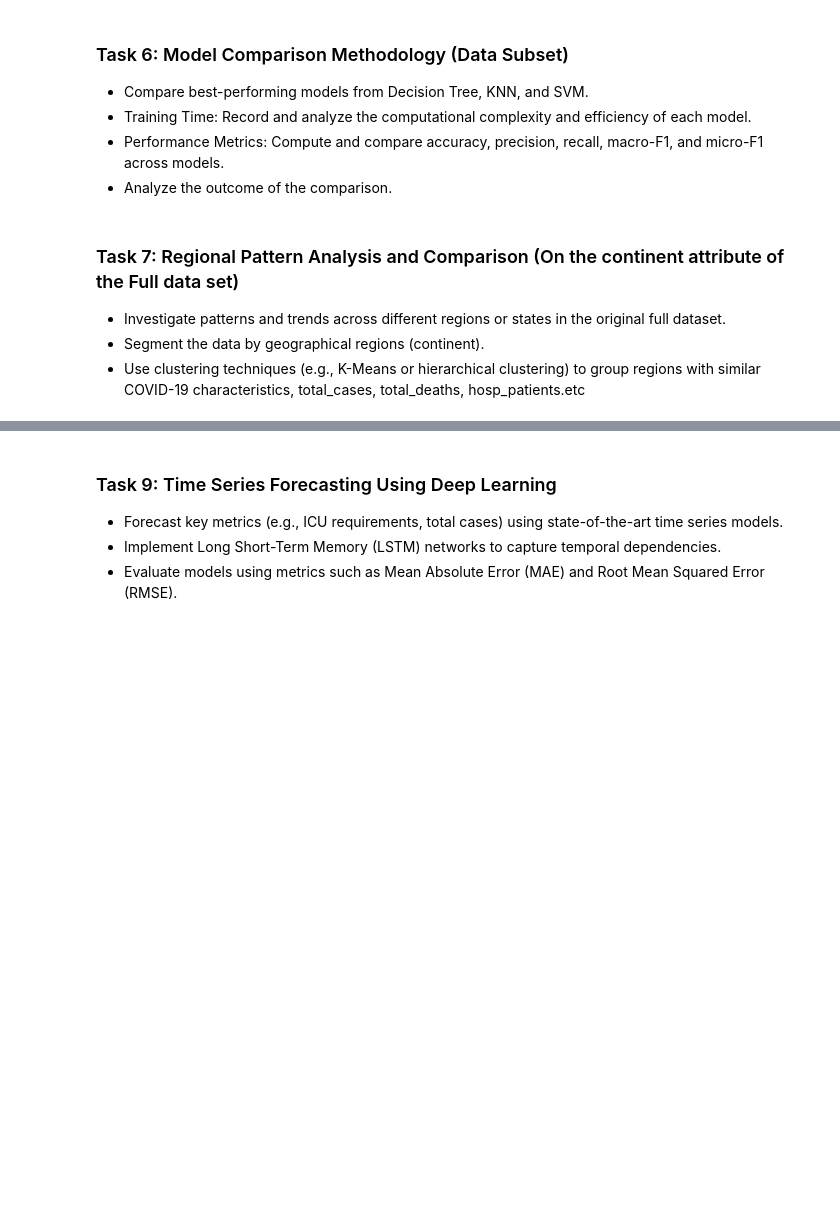
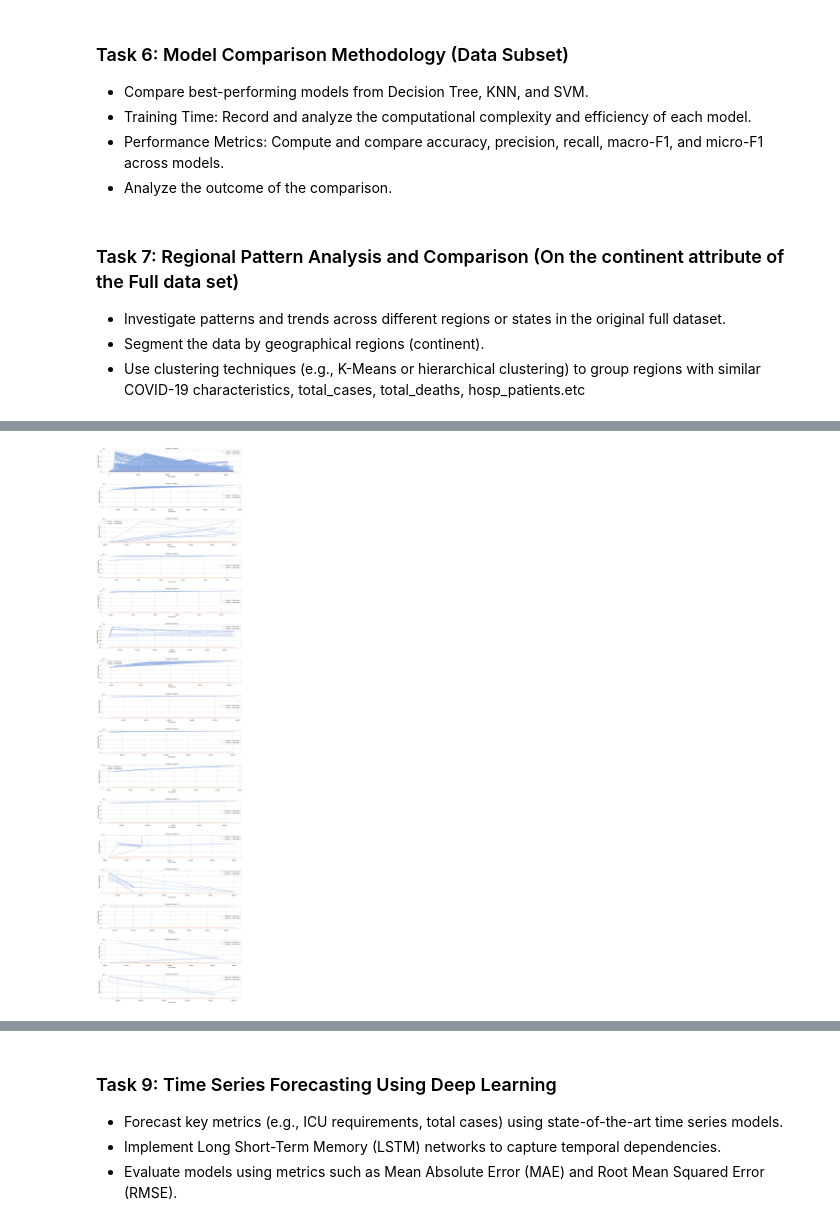
Before and after one commit to nam97viet/COSC3337_GroupProject, a Jupyter notebook: main.ipynb, the cells around one changed output, grey strips where cells are left out. Saved outputs shown, nothing was run; the diff lists cells and outputs as text; code cells hidden in the pictures; blank space fills up the shorter version.

```diff
--- a/main.ipynb
+++ b/main.ipynb
@@ -436,0 +733,64 @@ plt.show()
+# %%
+import pandas as pd
+import matplotlib.pyplot as plt
+import seaborn as sns
+from sklearn.preprocessing import StandardScaler
+from sklearn.cluster import DBSCAN
+
+# Set Seaborn style
+sns.set(style="whitegrid", palette="muted", color_codes=True)
+
+# Load the dataset
+df = pd.read_csv("owid_covid_data.csv")
+
+# Select relevant features for clustering
+features = ['total_cases', 'total_deaths', 'hosp_patients', 'icu_patients']
+df_subset = df[features].fillna(0)  # Replace missing values with 0
+
+# Apply rolling average for smoothing (7-day window)
+df_subset_rolling = df_subset.rolling(window=7).mean().bfill()
+
+# Randomly sample 10% of the data to reduce computational load
+df_sampled = df_subset_rolling.sample(frac=0.1, random_state=42)
+
+# Standardize the features
+scaler = StandardScaler()
+X_scaled = scaler.fit_transform(df_sampled)
+
+# Apply DBSCAN algorithm
+dbscan = DBSCAN(eps=0.5, min_samples=10)  # Adjust eps and min_samples for better clustering
+clusters = dbscan.fit_predict(X_scaled)
+
+# Add cluster labels to the sampled DataFrame
+df_sampled['Cluster'] = clusters
+
+# Filter out noise points (-1) for cleaner analysis
+df_filtered = df_sampled[df_sampled['Cluster'] != -1]
+
+# Compute summary statistics for each cluster
+cluster_summary = df_filtered.groupby('Cluster')[features].mean()
+print("\nCluster Summary Statistics:")
+print(cluster_summary)
+
+# Create independent subplots for each cluster's trends
+unique_clusters = cluster_summary.index
+
+plt.figure(figsize=(20, 5 * len(unique_clusters)))  # Dynamically adjust figure size
+for i, cluster_id in enumerate(unique_clusters):
+    plt.subplot(len(unique_clusters), 1, i + 1)  # Create one subplot per cluster
+    cluster_data = df_filtered[df_filtered['Cluster'] == cluster_id]
+    plt.plot(cluster_data.index, cluster_data['total_cases'], alpha=0.6, label=f"Cluster {cluster_id} - Total Cases")
+    plt.plot(cluster_data.index, cluster_data['total_deaths'], alpha=0.6, label=f"Cluster {cluster_id} - Total Deaths")
+    plt.title(f"Trends for Cluster {cluster_id}")
+    plt.xlabel("Time Index")
+    plt.ylabel("Values (Smoothed)")
+    plt.legend()
+    plt.grid(True)
+
+plt.subplots_adjust(hspace=0.5)  # Adjust vertical spacing between subplots
+plt.show()
+
+# Display cluster sizes
+print("\nCluster Sizes:")
+print(df_filtered['Cluster'].value_counts())
+# %% [output]
@@ -436,0 +816 @@ plt.show()
+[figure, added]
```
Also changed, not shown: parts of 18 cells of this notebook.
